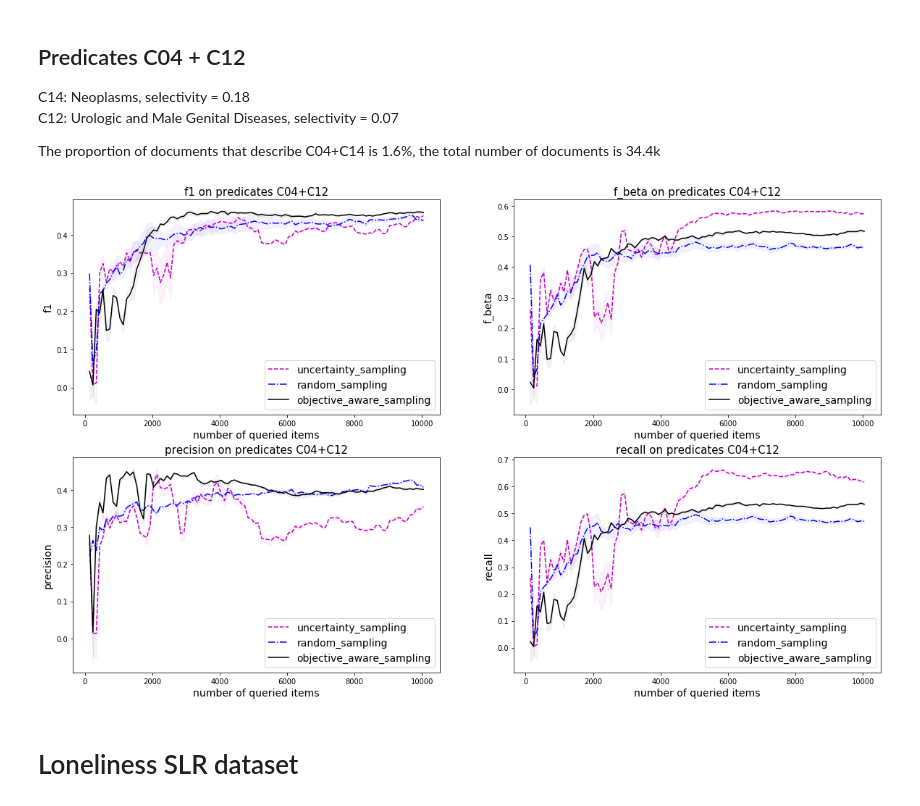
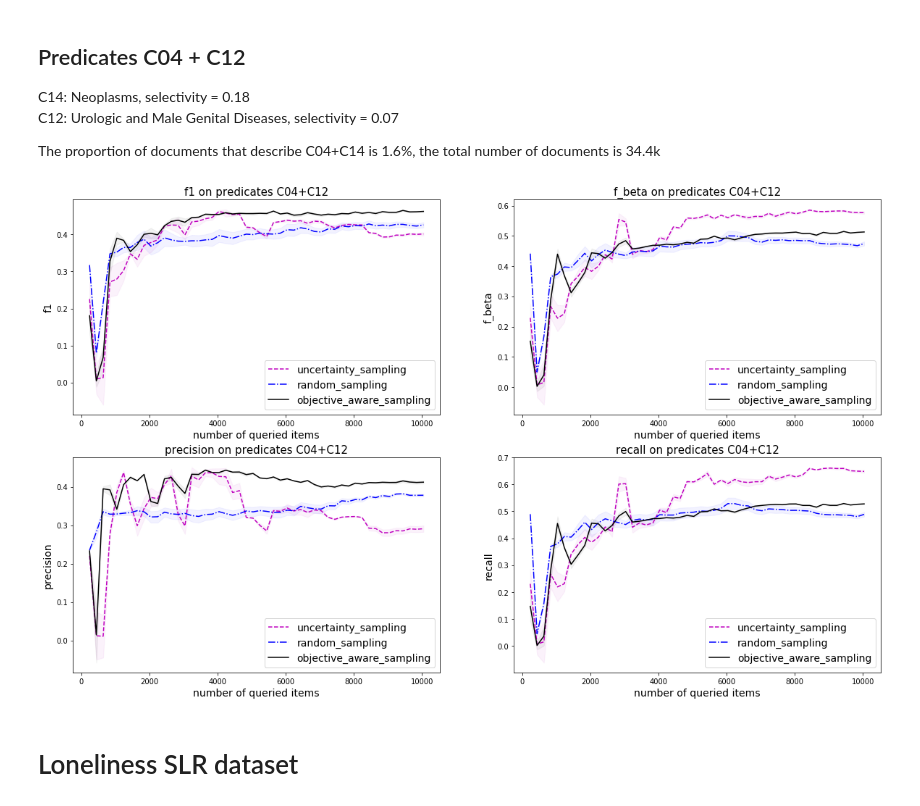
Before and after one commit to Evgeneus/Active-Hybrid-Classificatoin, a Jupyter notebook: machine_and_experts_annotate/notebooks/machines_and_experts.ipynb, the cells around one changed output. Drawn from its saved outputs; the diff is of its cells as text; code cells hidden in the pictures.

```diff
--- a/machine_and_experts_annotate/notebooks/machines_and_experts.ipynb
+++ b/machine_and_experts_annotate/notebooks/machines_and_experts.ipynb
@@ -65,10 +65,10 @@ The proportion of documents that describe C04+C14 is 1.6%, the total number of d
 # %%
 pred = ['C04', 'C12']
 beta1 = 1
-file_name = 'ohsumed_C14_C23_1grams_experiment_k50_ninstq_100.csv'
+file_name = 'ohsumed_C14_C23_1grams_experiment_k50_ninstq_200.csv'
 plot(file_name, pred, beta1)
 # %% [output]
-[figure, old version]
+[figure, new version]
 # %% [markdown]
 # Loneliness SLR dataset
 # %% [raw]
```
